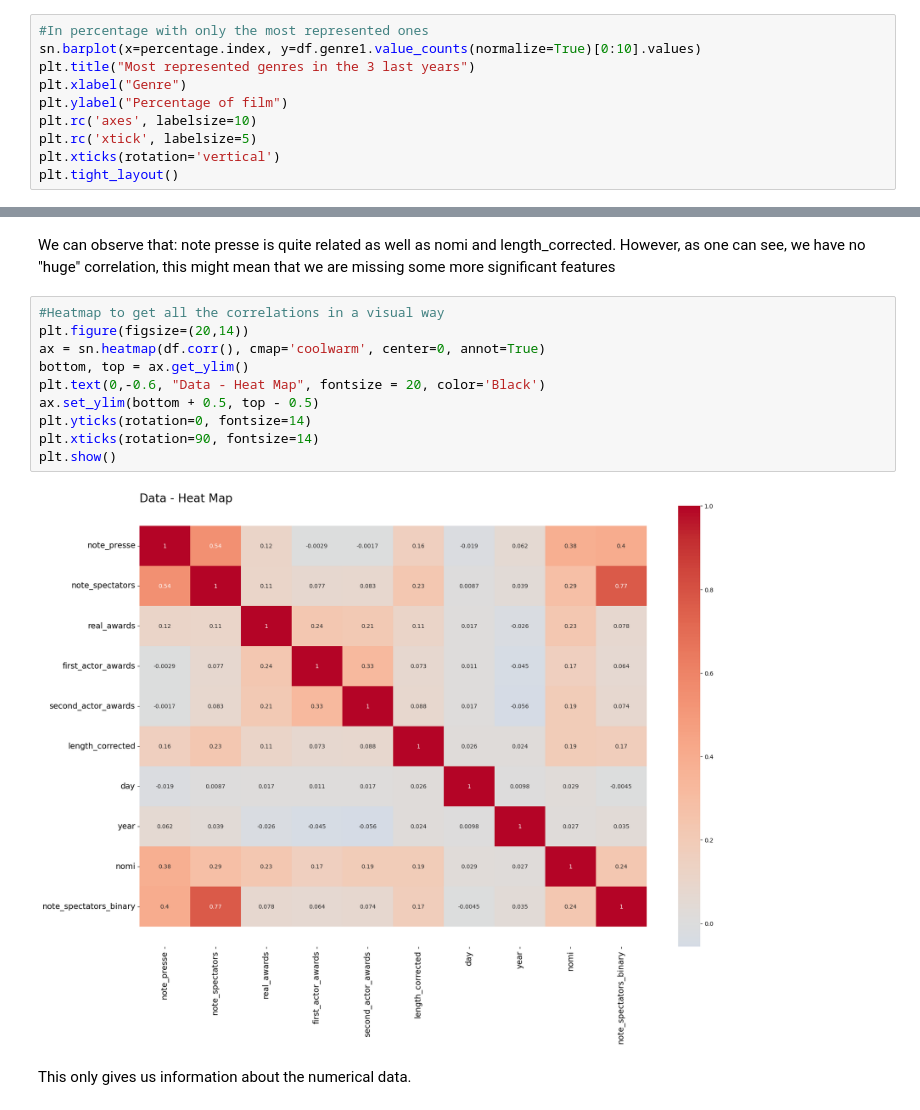
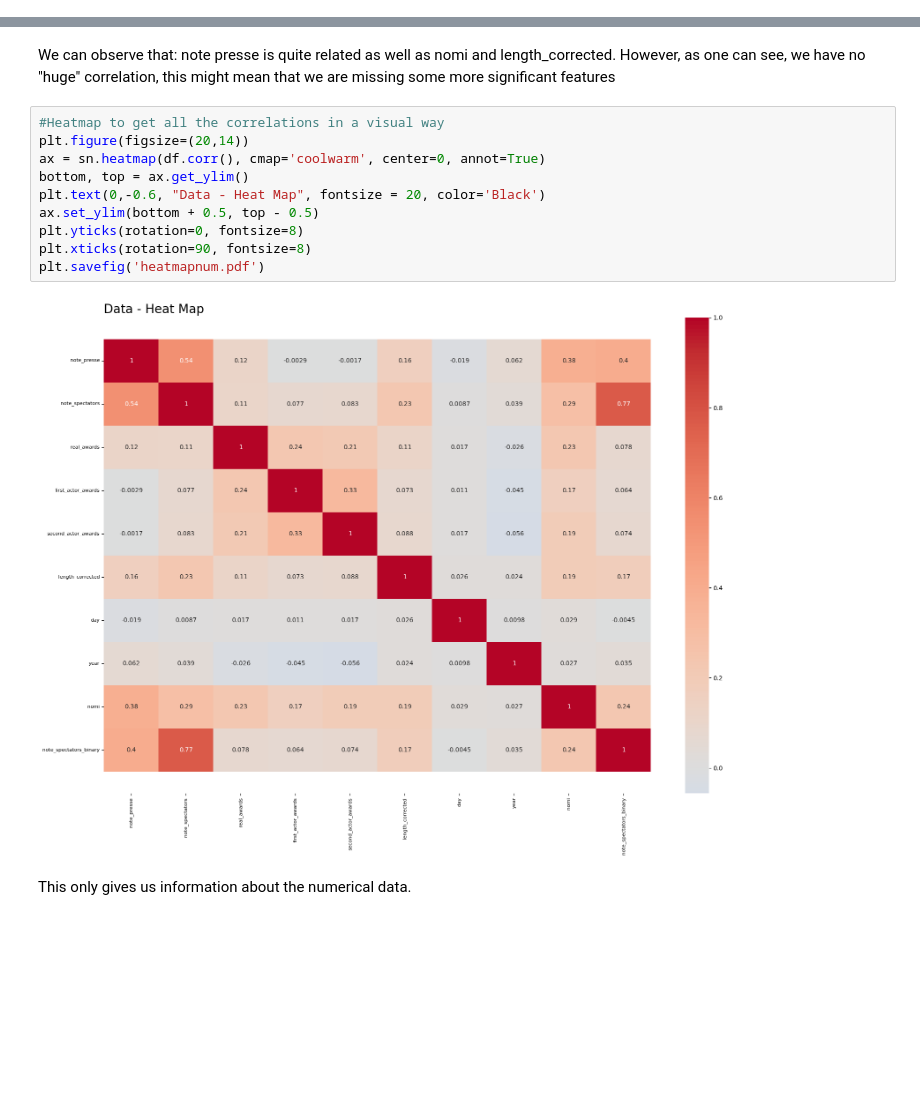
Before and after one commit to alienor15/Films_DM_2023, a Jupyter notebook: Data vizualization.ipynb, the cells around one changed output, grey strips where cells are left out. Drawn from its saved outputs; the diff is of its cells as text; blank space fills up the shorter version.

```diff
--- a/Data vizualization.ipynb
+++ b/Data vizualization.ipynb
@@ -579,13 +579,3 @@ Name: note_spectators_binary, dtype: float64
-# %%
-#In percentage with only the most represented ones
-sn.barplot(x=percentage.index, y=df.genre1.value_counts(normalize=True)[0:10].values)
-plt.title("Most represented genres in the 3 last years")
-plt.xlabel("Genre")
-plt.ylabel("Percentage of film")
-plt.rc('axes', labelsize=10)
-plt.rc('xtick', labelsize=5)
-plt.xticks(rotation='vertical')
-plt.tight_layout()
 # %% [markdown]
 # Distribution movie ratings
 # %%
@@ -629,15 +620,15 @@ However, as one can see, we have no "huge" correlation, this might mean that we
 # %%
 #Heatmap to get all the correlations in a visual way
 plt.figure(figsize=(20,14))
 ax = sn.heatmap(df.corr(), cmap='coolwarm', center=0, annot=True)
 bottom, top = ax.get_ylim()
 plt.text(0,-0.6, "Data - Heat Map", fontsize = 20, color='Black')
 ax.set_ylim(bottom + 0.5, top - 0.5)
-plt.yticks(rotation=0, fontsize=14)
-plt.xticks(rotation=90, fontsize=14)
-plt.show()
+plt.yticks(rotation=0, fontsize=8)
+plt.xticks(rotation=90, fontsize=8)
+plt.savefig('heatmapnum.pdf')
 # %% [output]
-[figure, old version]
+[figure, new version]
 # %% [markdown]
 This only gives us information about the numerical data.
 # %%
```
Also changed, not shown: parts of 17 cells of this notebook.
